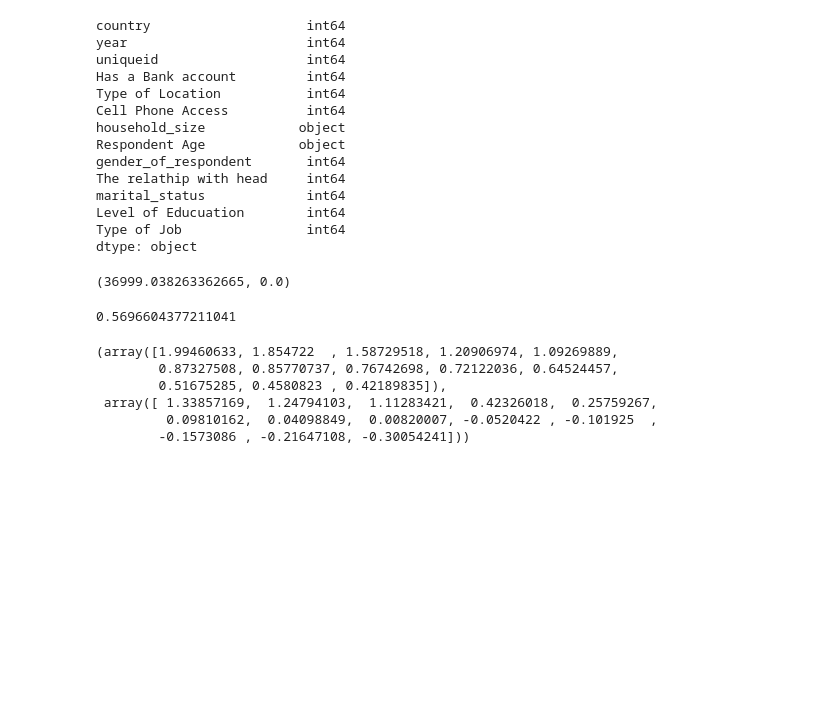
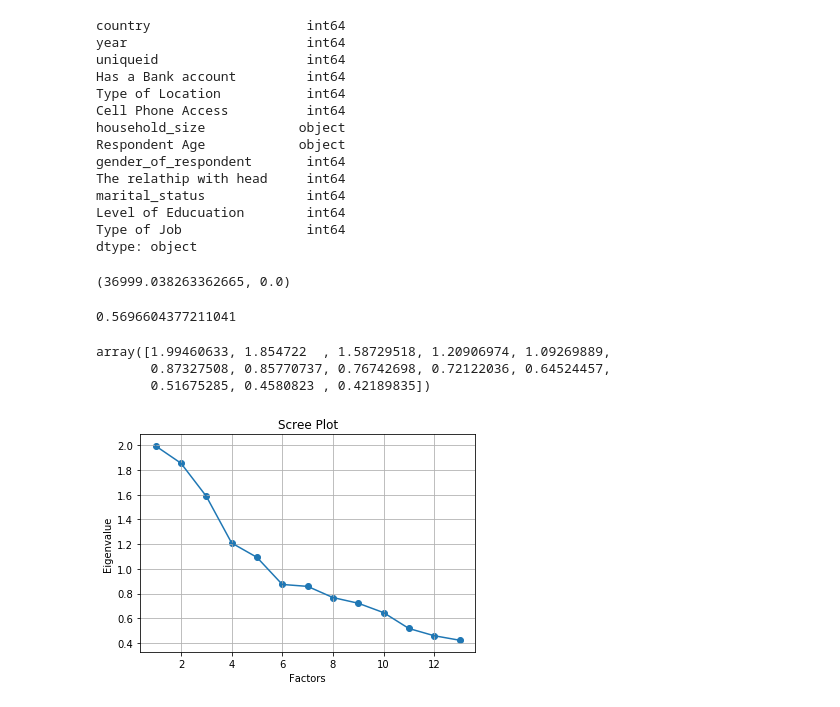
Before and after one commit to victoriousvictor42/banking, a Jupyter notebook: banking.ipynb, the cells around one changed output. Drawn from its saved outputs; the diff is of its cells as text; code cells hidden in the pictures; blank space fills up the shorter version.

```diff
--- a/banking.ipynb
+++ b/banking.ipynb
@@ -637,13 +630,22 @@ kmo_model
 0.5696604377211041
 # %%
 # creating factor analysis object and performing factor analysis
-fa = FactorAnalyzer()
+fa = FactorAnalyzer(rotation = None )
 fa.fit(df)
+# Check Eigenvalues
 fa.get_eigenvalues()
 # %% [output]
-(array([1.99460633, 1.854722  , 1.58729518, 1.20906974, 1.09269889,
-        0.87327508, 0.85770737, 0.76742698, 0.72122036, 0.64524457,
-        0.51675285, 0.4580823 , 0.42189835]),
- array([ 1.33857169,  1.24794103,  1.11283421,  0.42326018,  0.25759267,
-         0.09810162,  0.04098849,  0.00820007, -0.0520422 , -0.101925  ,
-        -0.1573086 , -0.21647108, -0.30054241]))
+array([1.99460633, 1.854722  , 1.58729518, 1.20906974, 1.09269889,
+       0.87327508, 0.85770737, 0.76742698, 0.72122036, 0.64524457,
+       0.51675285, 0.4580823 , 0.42189835])
+# %%
+# Create scree plot using matplotlib
+plt.scatter(range(1,df.shape[1]+1),ev)
+plt.plot(range(1,df.shape[1]+1),ev)
+plt.title('Scree Plot')
+plt.xlabel('Factors')
+plt.ylabel('Eigenvalue')
+plt.grid()
+plt.show()
+# %% [output]
+[figure, added]
```
Also changed, not shown: parts of 10 cells of this notebook.
